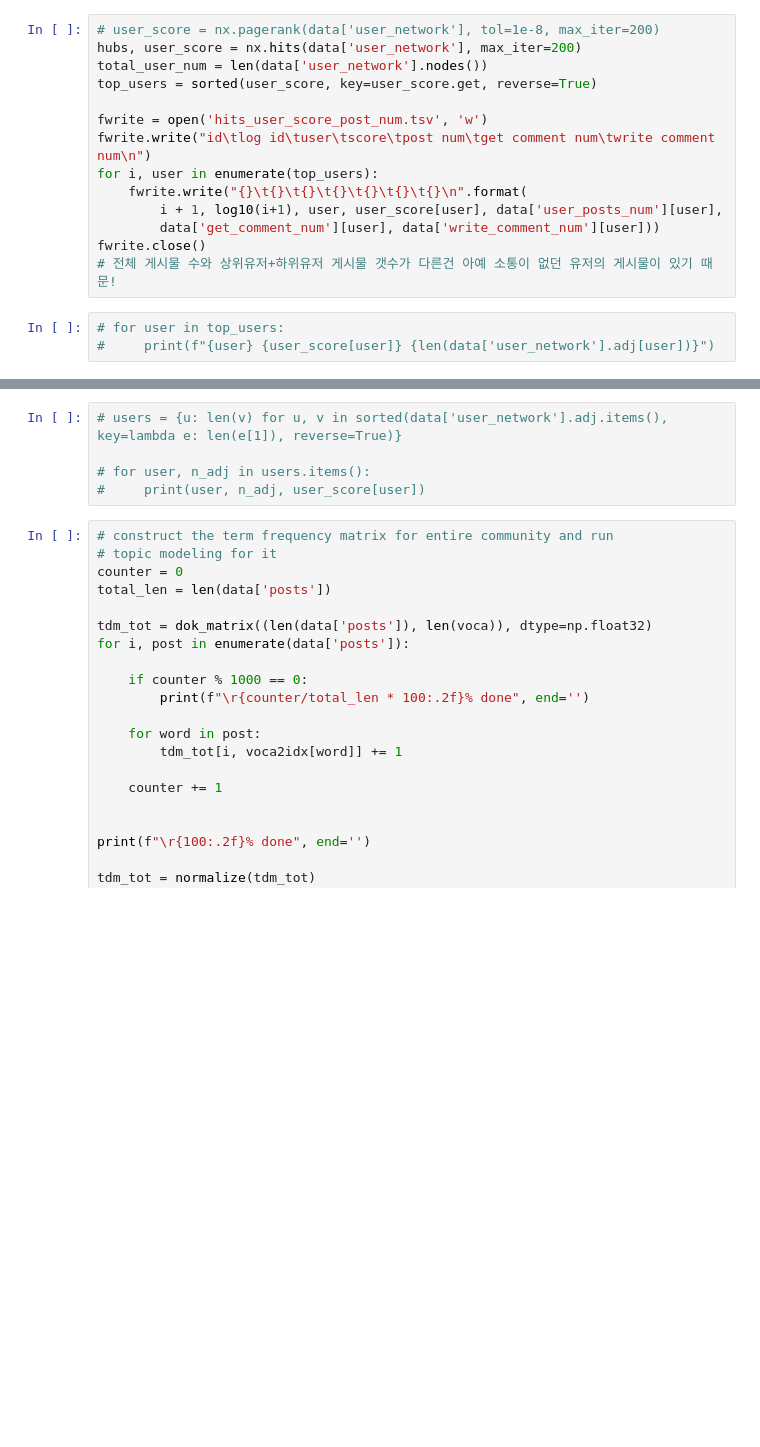
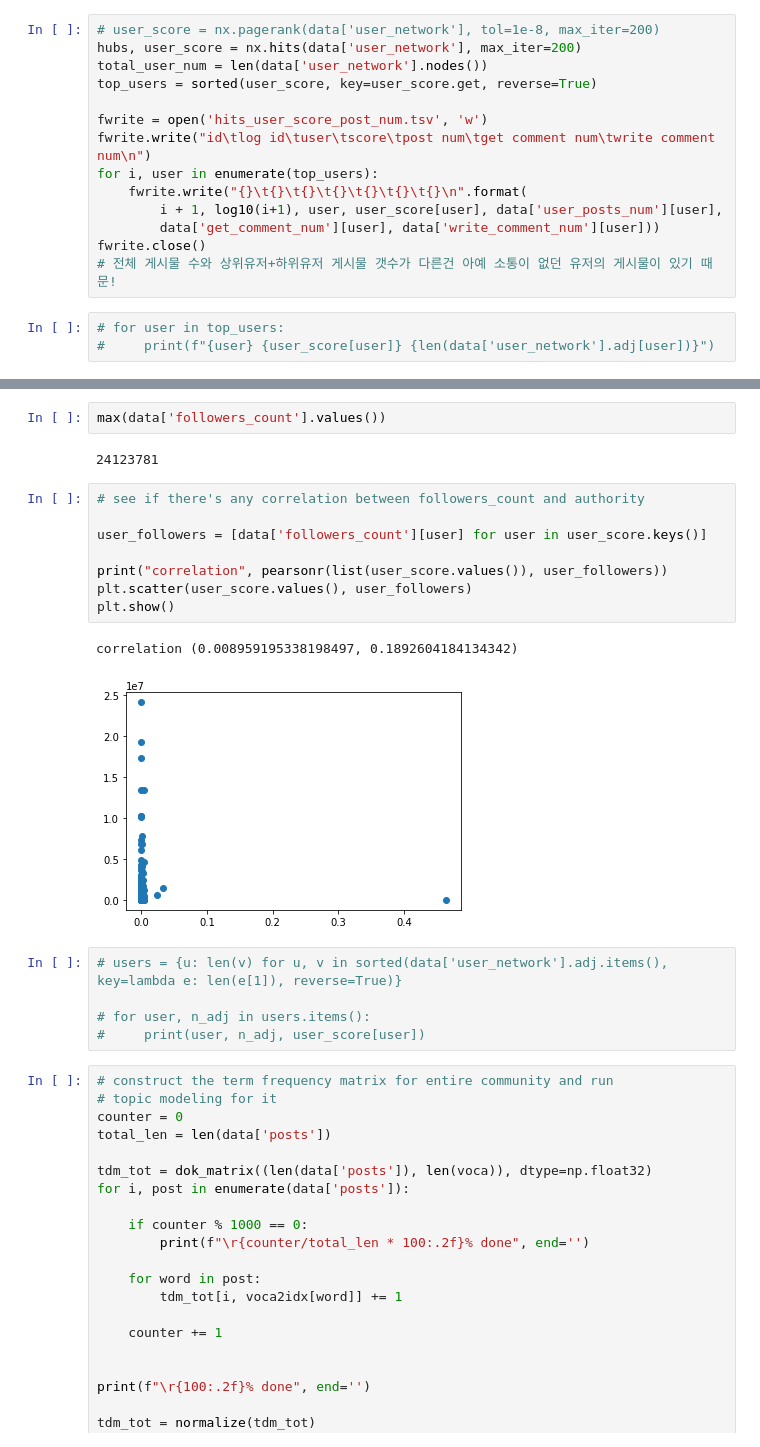
Before and after one commit to mdloucks/topic_modeling_research, a Jupyter notebook: user_analysis.ipynb, the cells around one changed output, grey strips where cells are left out. Cells and saved outputs as stored; diff of their text form; blank space fills up the shorter version.

```diff
--- a/user_analysis.ipynb
+++ b/user_analysis.ipynb
@@ -73,3 +74,18 @@ pareto.fit(sorted_scores)
+# %%
+max(data['followers_count'].values())
+# %% [output]
+24123781
+# %%
+# see if there's any correlation between followers_count and authority
+
+user_followers = [data['followers_count'][user] for user in user_score.keys()]
+
+print("correlation", pearsonr(list(user_score.values()), user_followers))
+plt.scatter(user_score.values(), user_followers)
+plt.show()
+# %% [output]
+correlation (0.008959195338198497, 0.1892604184134342)
+[figure, added]
 # %%
 # users = {u: len(v) for u, v in sorted(data['user_network'].adj.items(), key=lambda e: len(e[1]), reverse=True)}
 
```
Also changed, not shown: parts of 13 cells of this notebook, 7 other files.
